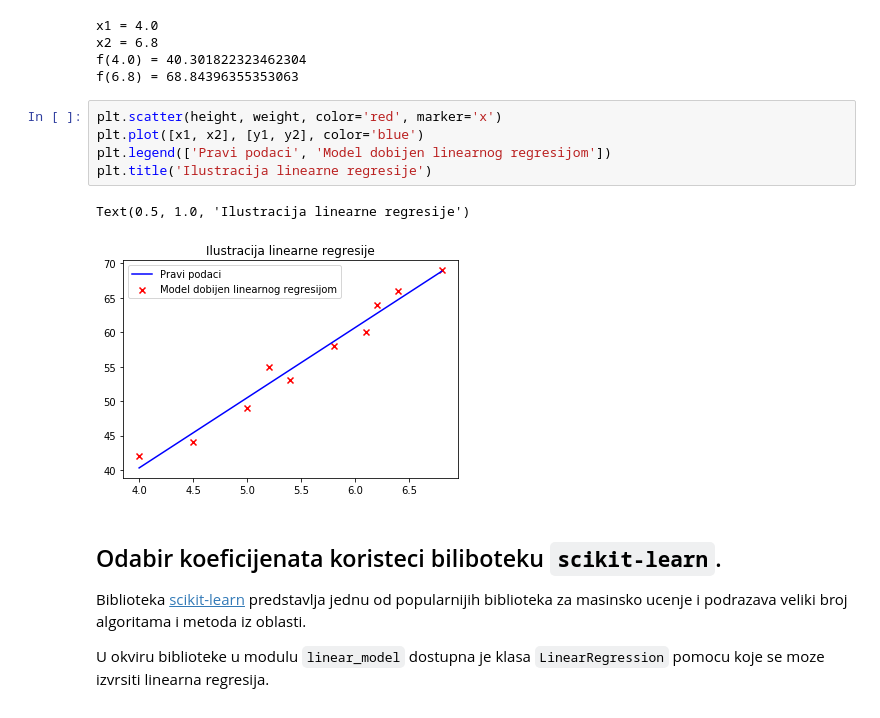
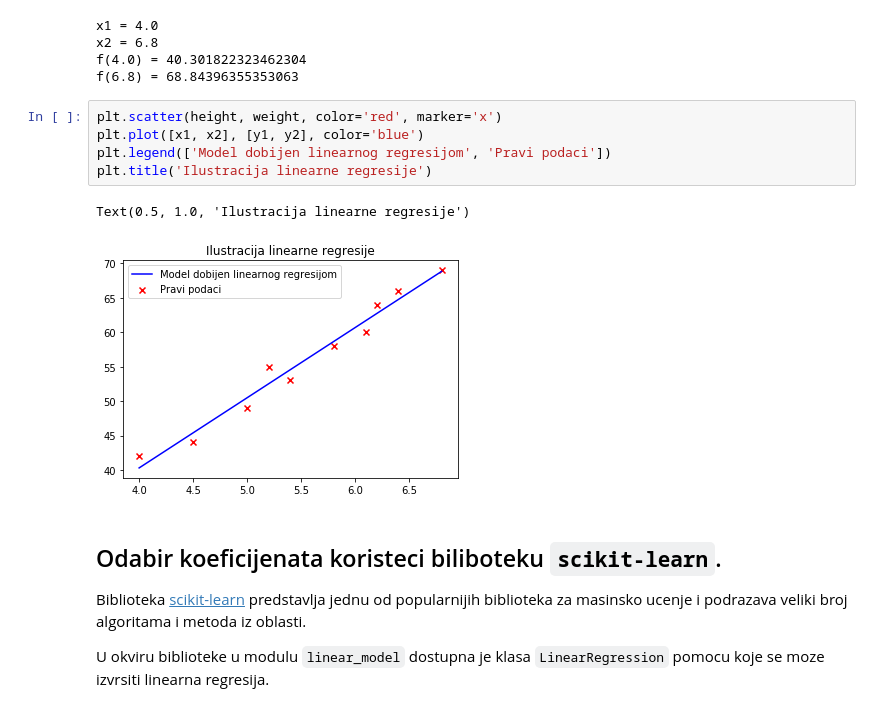
Before and after one commit to matfvi/vi, a Jupyter notebook: 2018.2019/12_regresija/linreg00.ipynb, the cells around one changed output. Drawn from its saved outputs; the diff is of its cells as text.

```diff
--- a/2018.2019/12_regresija/linreg00.ipynb
+++ b/2018.2019/12_regresija/linreg00.ipynb
@@ -56,11 +57,11 @@ f(6.8) = 68.84396355353063
 # %%
 plt.scatter(height, weight, color='red', marker='x')
 plt.plot([x1, x2], [y1, y2], color='blue')
-plt.legend(['Pravi podaci', 'Model dobijen linearnog regresijom'])
+plt.legend(['Model dobijen linearnog regresijom', 'Pravi podaci'])
 plt.title('Ilustracija linearne regresije')
 # %% [output]
 Text(0.5, 1.0, 'Ilustracija linearne regresije')
-[figure, old version]
+[figure, new version]
 # %% [markdown]
 ## Odabir koeficijenata koristeci biliboteku `scikit-learn`.
 Biblioteka [scikit-learn](https://scikit-learn.org/) predstavlja jednu od popularnijih
```
Also changed, not shown: parts of 2 cells of this notebook.
